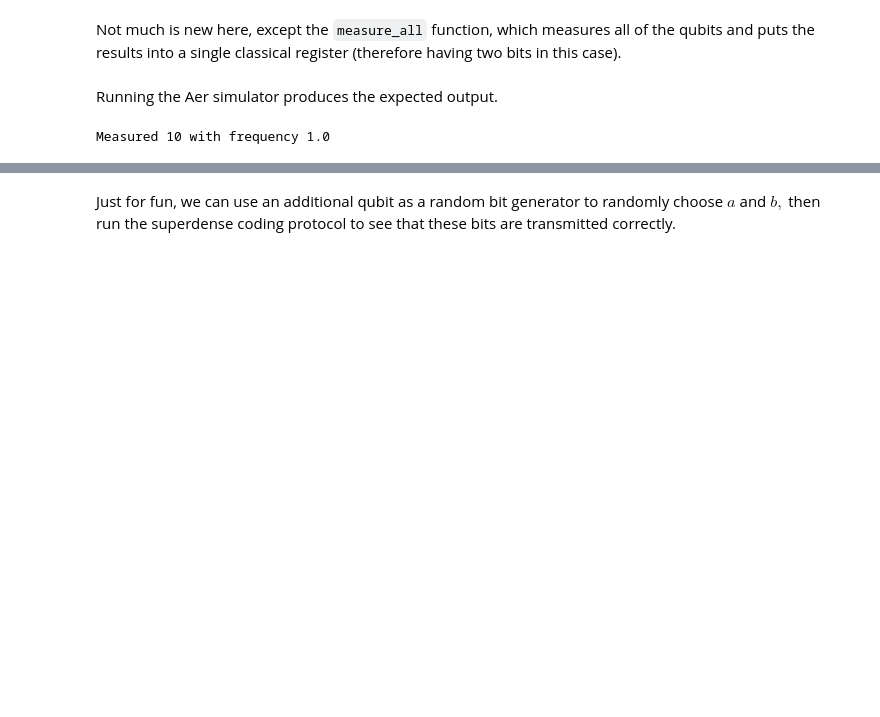
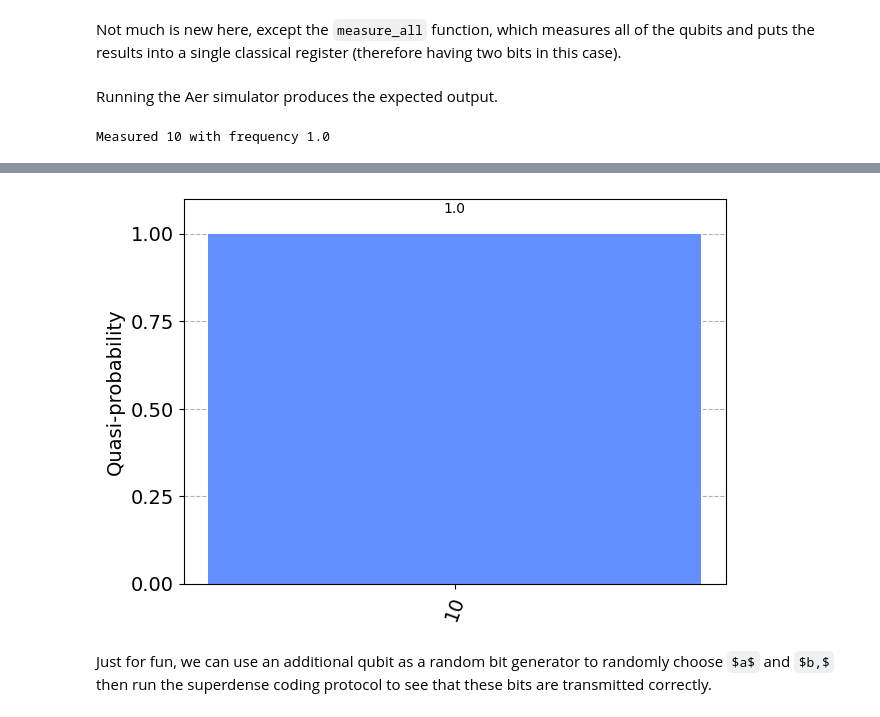
Before and after one commit to Qiskit/textbook, a Jupyter notebook: notebooks/basics/04.entanglement-in-action/index.ipynb, the cells around one changed output, grey strips where cells are left out. Cells and saved outputs as stored; diff of their text form; code cells hidden in the pictures; some formulas as TeX source; blank space fills up the shorter version.

```diff
--- a/notebooks/basics/04.entanglement-in-action/index.ipynb
+++ b/notebooks/basics/04.entanglement-in-action/index.ipynb
@@ -630,9 +629,10 @@ Running the Aer simulator produces the expected output.
 from qiskit_aer.primitives import Sampler
 from qiskit.visualization import plot_histogram
 
-counts = Sampler().run(protocol).result().quasi_dists[0].binary_probabilities()
-for outcome, frequency in counts.items():
+result = Sampler().run(protocol).result()
+statistics = result.quasi_dists[0].binary_probabilities()
+for outcome, frequency in statistics.items():
     print(f"Measured {outcome} with frequency {frequency}")
-plot_histogram(counts)
+plot_histogram(statistics)
 # %% [output]
 Measured 10 with frequency 1.0
@@ -640,3 +639,4 @@ Measured 10 with frequency 1.0
+[figure, added]
 # %% [markdown]
 Just for fun, we can use an additional qubit as a random bit generator to randomly choose $a$ and $b,$ then run the superdense coding protocol to see that these bits are transmitted correctly.
 # %%
```
Also changed, not shown: parts of 13 cells of this notebook.
